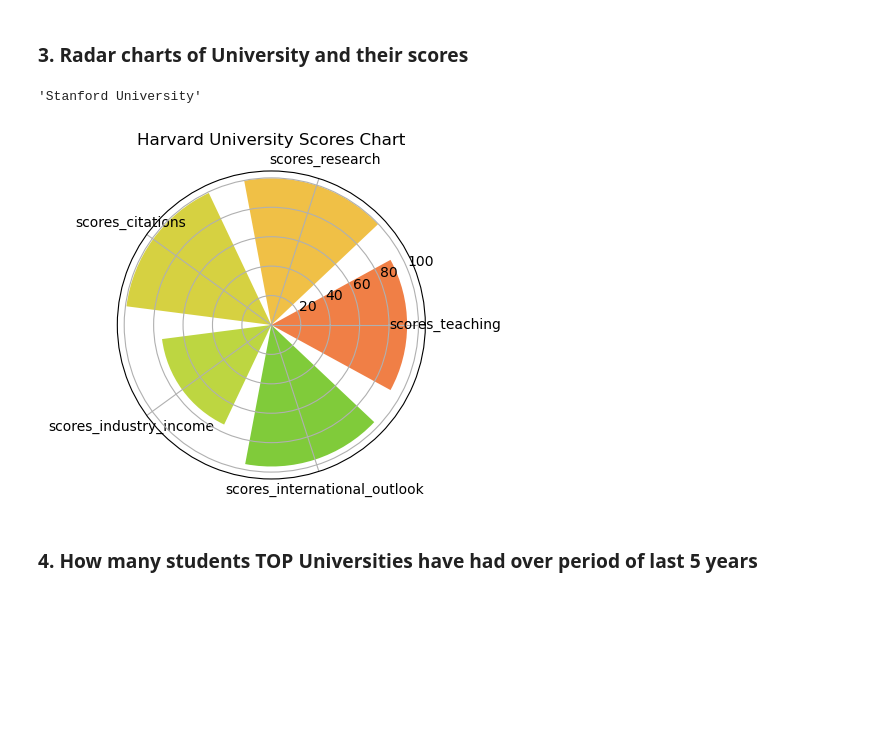
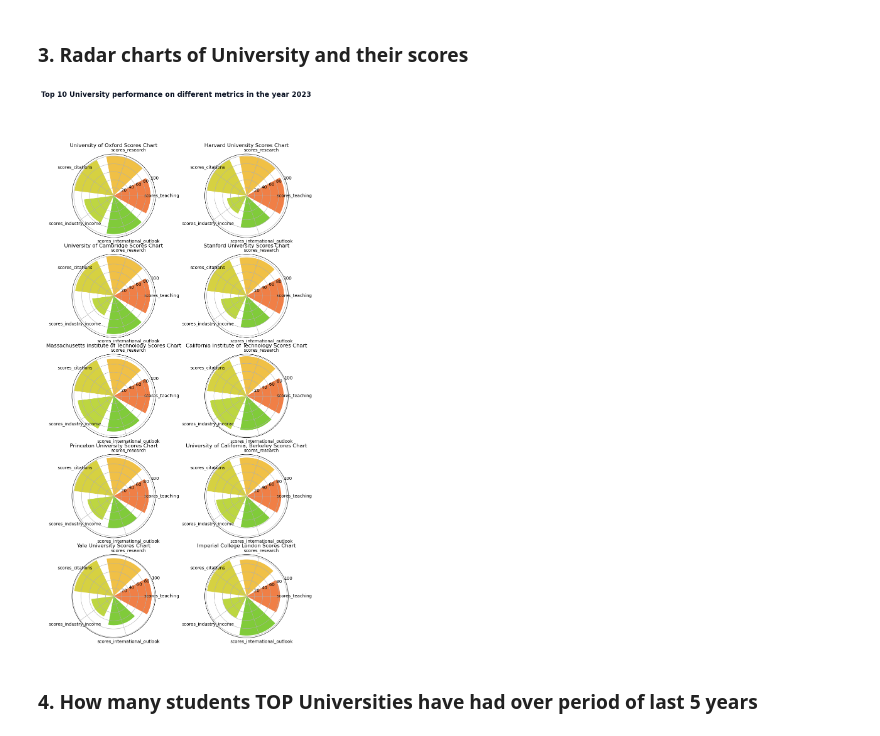
Before and after one commit to avikumart/AngleHack-Monthly-Code-Challange---Data-Viz, a Jupyter notebook: world-university-rankings-data-viz.ipynb, the cells around one changed output. Cells and saved outputs as stored; diff of their text form; code cells hidden in the pictures; blank space fills up the shorter version.

Commit message:
Kaggle Notebook | World University Rankings Data Viz | Version 7

```diff
--- a/world-university-rankings-data-viz.ipynb
+++ b/world-university-rankings-data-viz.ipynb
@@ -110,30 +114,30 @@ fig.show()
 [interactive output not drawn]
 # %% [markdown]
 ### 3. Radar charts of University and their scores
-# %%
-polar23_df = df23[['name','scores_teaching','scores_research','scores_citations','scores_industry_income','scores_international_outlook']][:10]
-polar23_df.iloc[3,:].tolist()[0]
-# %% [output]
-'Stanford University'
 # %%
-# Define the variables and their values for each category
-categories = ['scores_teaching','scores_research','scores_citations','scores_industry_income','scores_international_outlook']
-values = [92.3,99.7,99.3,74.9,96.2]
-width = [1,1,1,1,1]
-colors = ['#ed5f18','#edb118','#ccc612','#adcc12','#60bf08']
+polar23_df = df23[['name','scores_teaching','scores_research','scores_citations','scores_industry_income','scores_international_outlook']][:10]
+uni_list = polar23_df['name'].tolist()
 
-# Create an array of angles for the radar chart
-angles = np.linspace(0, 2*np.pi, len(categories), endpoint=False)
+# plot the subplots of polar charts
+fig, ax = plt.subplots(5,2, figsize=(10,20),subplot_kw=dict(projection="polar"))
+for idx, uni in enumerate(uni_list):
+    # Define the variables and their values for each category
+    categories = ['scores_teaching','scores_research','scores_citations','scores_industry_income','scores_international_outlook']
+    values = polar23_df.iloc[idx,:].tolist()[1:]
+    width = [1,1,1,1,1]
+    colors = ['#ed5f18','#edb118','#ccc612','#adcc12','#60bf08']
 
-# Create a figure and polar axes
-plt.figure(figsize=(4,4))
-plt.subplot(projection='polar')
-plt.bar(angles, values, width=width, bottom=0.0, alpha=0.8, color=colors)
-plt.thetagrids(angles * 180/np.pi, categories)
-plt.title("Harvard University Scores Chart")
+    # Create an array of angles for the radar chart
+    angles = np.linspace(0, 2*np.pi, len(categories), endpoint=False)
+    ax[idx//2, idx%2].bar(angles, values, width=width, bottom=0.0, alpha=0.8, color=colors)
+    ax[idx//2, idx%2].set_thetagrids(angles * 180/np.pi, categories)
+    ax[idx//2, idx%2].set_title(f'{uni} Scores Chart', pad=1)
+
+plt.suptitle(f'Top 10 University performance on different metrics in the year 2023', fontsize=16, fontweight='bold',
+            color='#0b1324')
 plt.show()
 # %% [output]
-[figure, old version]
+[figure, new version]
 # %% [markdown]
 ### 4. How many students TOP Universities have had over period of last 5 years
 # %%
```
Also changed, not shown: parts of 2 cells of this notebook.
